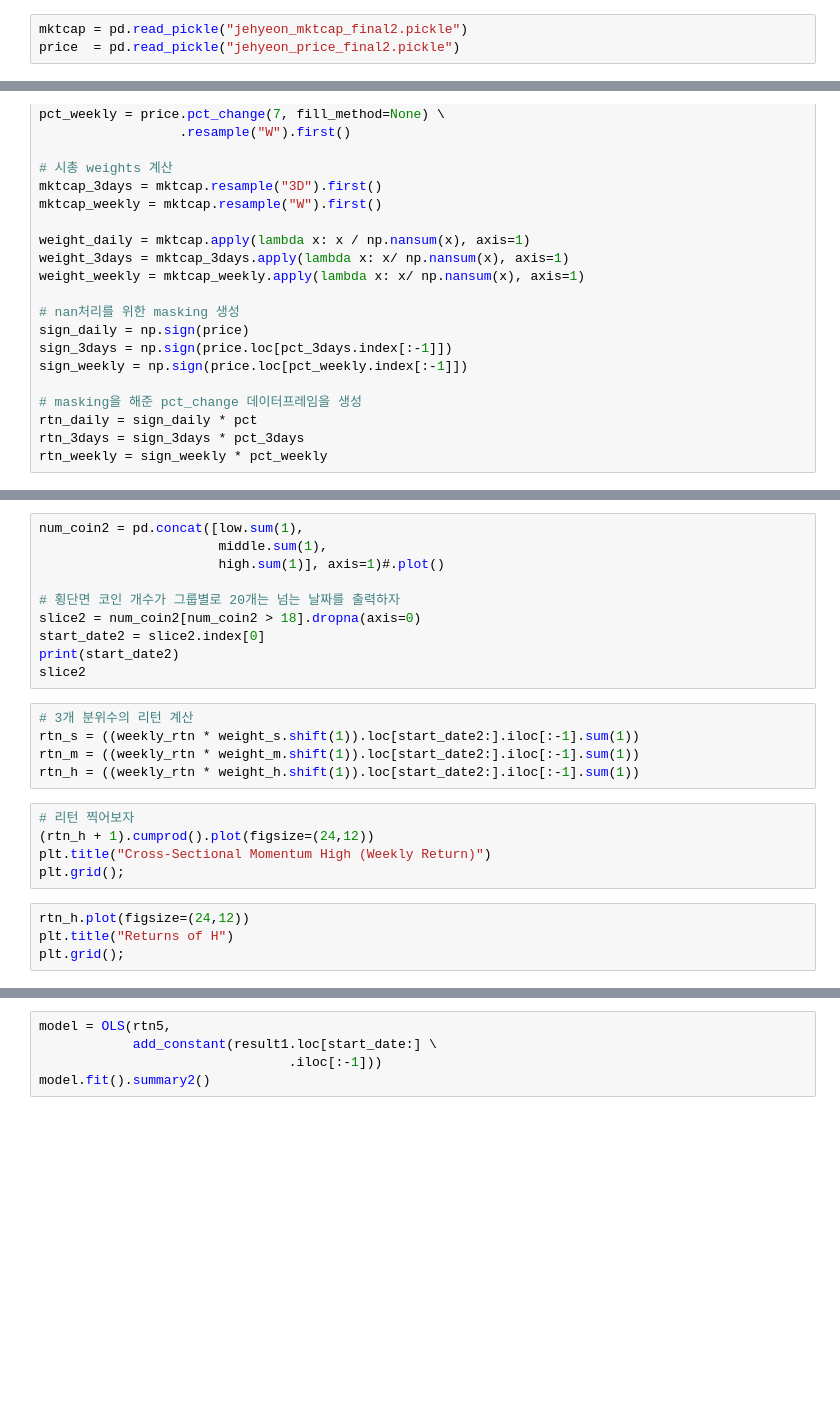
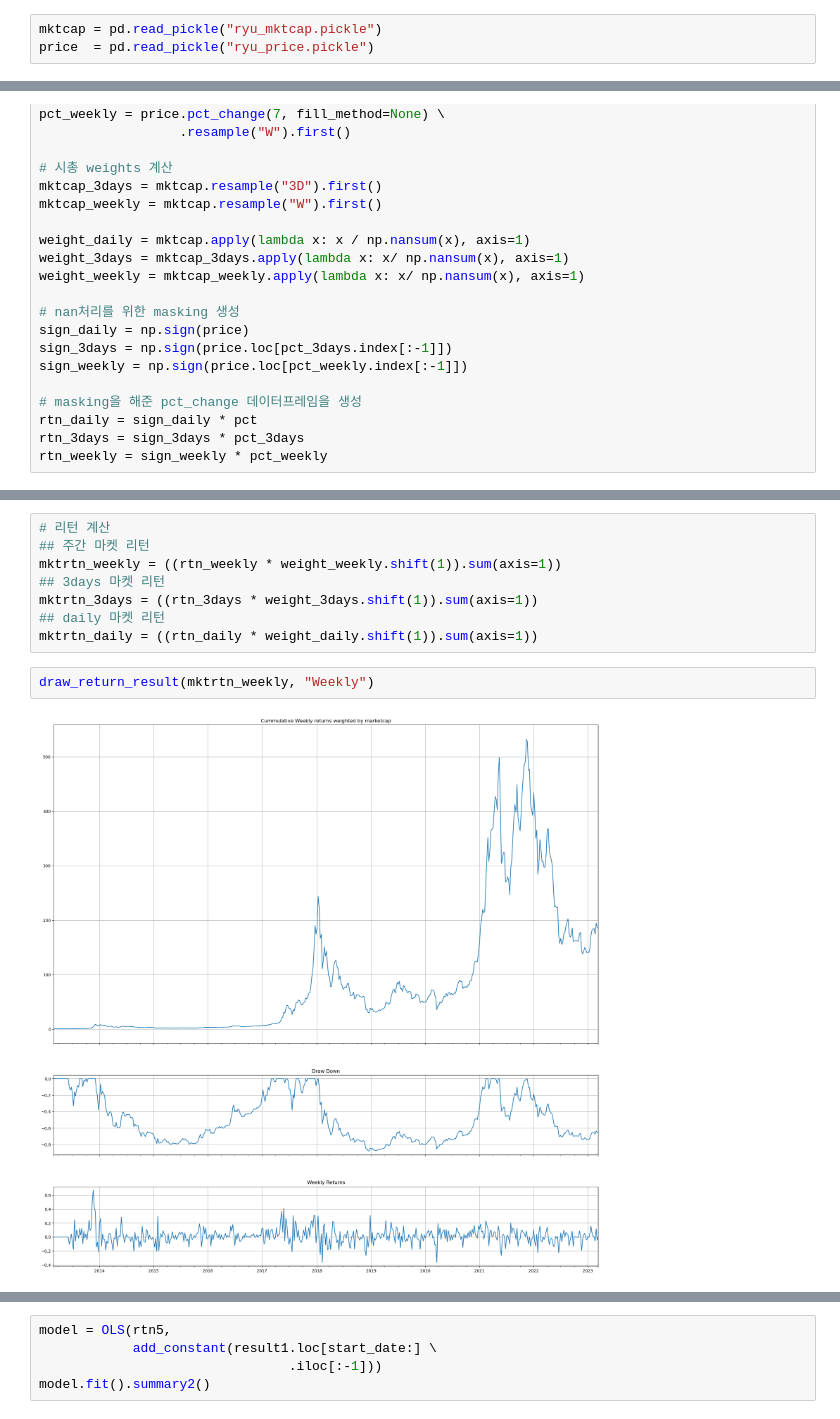
Before and after one commit to Jack-ryu/crypto_paper, a Jupyter notebook: jehyeon_cross_sectional_.ipynb, the cells around one changed output, grey strips where cells are left out. Cells and saved outputs as stored; diff of their text form; blank space fills up the shorter version.

```diff
--- a/jehyeon_cross_sectional_.ipynb
+++ b/jehyeon_cross_sectional_.ipynb
@@ -7,5 +7,5 @@ import matplotlib.pyplot as plt
 from statsmodels.api import OLS, add_constant
 from scipy.stats import stats
 # %%
-mktcap = pd.read_pickle("jehyeon_mktcap_final2.pickle")
-price  = pd.read_pickle("jehyeon_price_final2.pickle")
+mktcap = pd.read_pickle("ryu_mktcap.pickle")
+price  = pd.read_pickle("ryu_price.pickle")
@@ -168,24 +165,12 @@ weight_h = (high * mktcap_weekly).apply(lambda x: x / np.nansum(x), axis=1)
-# %%
-num_coin2 = pd.concat([low.sum(1),
-                       middle.sum(1),
-                       high.sum(1)], axis=1)#.plot()
-
-# 횡단면 코인 개수가 그룹별로 20개는 넘는 날짜를 출력하자
-slice2 = num_coin2[num_coin2 > 18].dropna(axis=0)
-start_date2 = slice2.index[0]
-print(start_date2)
-slice2
-# %%
-# 3개 분위수의 리턴 계산
-rtn_s = ((weekly_rtn * weight_s.shift(1)).loc[start_date2:].iloc[:-1].sum(1))
-rtn_m = ((weekly_rtn * weight_m.shift(1)).loc[start_date2:].iloc[:-1].sum(1))
-rtn_h = ((weekly_rtn * weight_h.shift(1)).loc[start_date2:].iloc[:-1].sum(1))
-# %%
-# 리턴 찍어보자
-(rtn_h + 1).cumprod().plot(figsize=(24,12))
-plt.title("Cross-Sectional Momentum High (Weekly Return)")
-plt.grid();
-# %%
-rtn_h.plot(figsize=(24,12))
-plt.title("Returns of H")
-plt.grid();
+# %%
+# 리턴 계산
+## 주간 마켓 리턴
+mktrtn_weekly = ((rtn_weekly * weight_weekly.shift(1)).sum(axis=1))
+## 3days 마켓 리턴
+mktrtn_3days = ((rtn_3days * weight_3days.shift(1)).sum(axis=1))
+## daily 마켓 리턴
+mktrtn_daily = ((rtn_daily * weight_daily.shift(1)).sum(axis=1))
+# %%
+draw_return_result(mktrtn_weekly, "Weekly")
+# %% [output]
+[figure, added]
```
Also changed, not shown: parts of 33 cells of this notebook, 4 other files.
